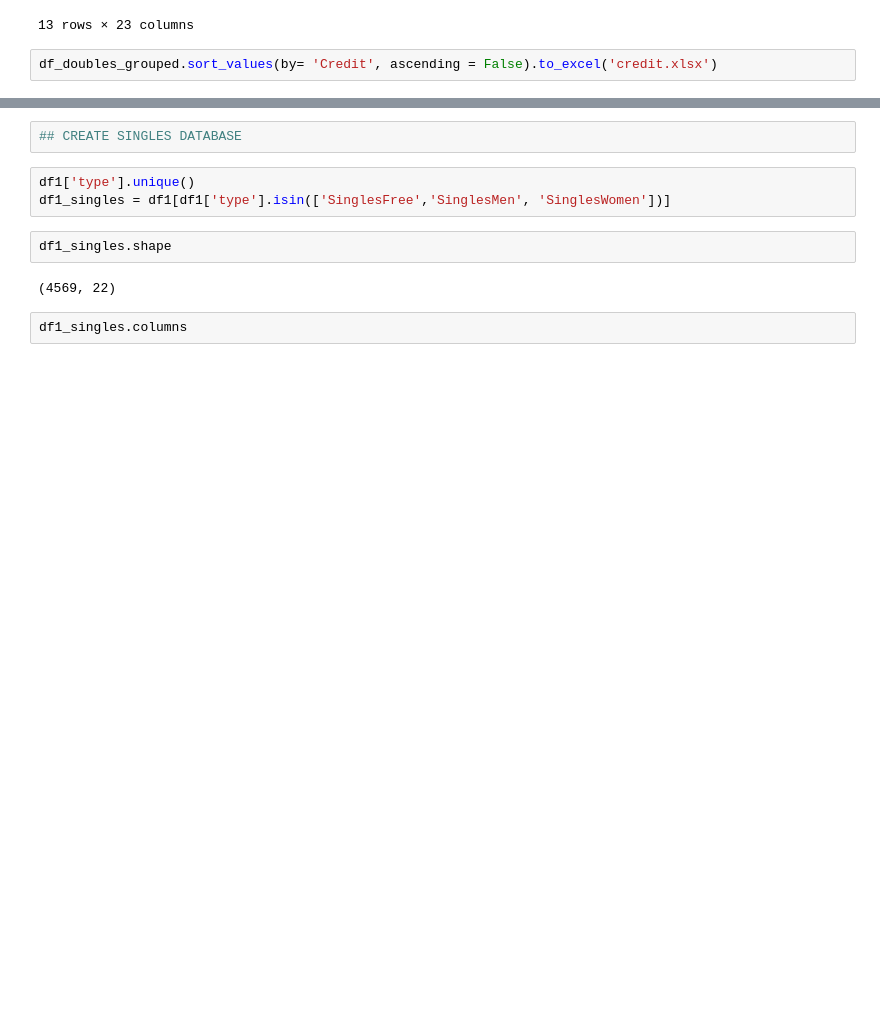
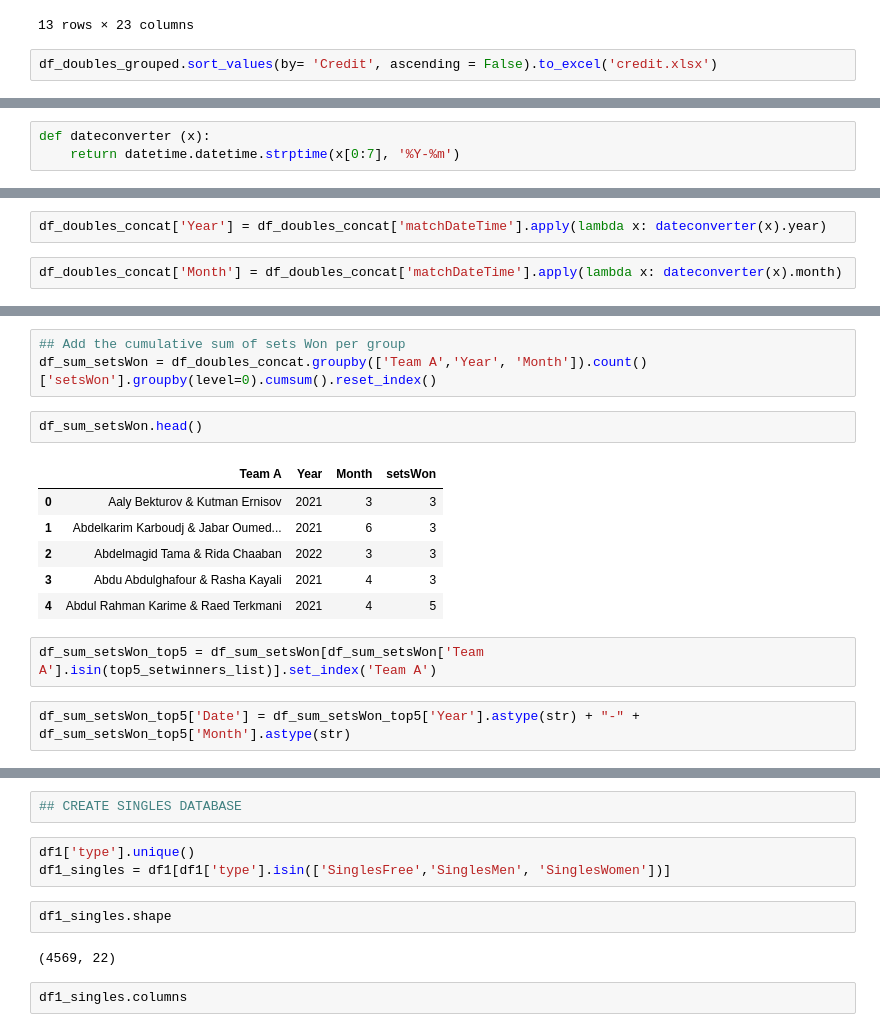
Before and after one commit to basketking/FITEQ_matches, a Jupyter notebook: main.ipynb, the cells around one changed output, grey strips where cells are left out. Drawn from its saved outputs; the diff is of its cells as text; blank space fills up the shorter version.

```diff
--- a/main.ipynb
+++ b/main.ipynb
@@ -575,0 +612,3 @@ df_doubles_grouped.sort_values(by= 'Credit', ascending = False).to_excel('credit
+# %%
+def dateconverter (x):
+    return datetime.datetime.strptime(x[0:7], '%Y-%m')
@@ -575,0 +619,4 @@ df_doubles_grouped.sort_values(by= 'Credit', ascending = False).to_excel('credit
+# %%
+df_doubles_concat['Year'] = df_doubles_concat['matchDateTime'].apply(lambda x: dateconverter(x).year)
+# %%
+df_doubles_concat['Month'] = df_doubles_concat['matchDateTime'].apply(lambda x: dateconverter(x).month)
@@ -575,0 +650,16 @@ df_doubles_grouped.sort_values(by= 'Credit', ascending = False).to_excel('credit
+# %%
+## Add the cumulative sum of sets Won per group
+df_sum_setsWon = df_doubles_concat.groupby(['Team A','Year', 'Month']).count()['setsWon'].groupby(level=0).cumsum().reset_index()
+# %%
+df_sum_setsWon.head()
+# %% [output]
+|  | Team A | Year | Month | setsWon |
+| 0 | Aaly Bekturov & Kutman Ernisov | 2021 | 3 | 3 |
+| 1 | Abdelkarim Karboudj & Jabar Oumed... | 2021 | 6 | 3 |
+| 2 | Abdelmagid Tama & Rida Chaaban | 2022 | 3 | 3 |
+| 3 | Abdu Abdulghafour & Rasha Kayali | 2021 | 4 | 3 |
+| 4 | Abdul Rahman Karime & Raed Terkmani | 2021 | 4 | 5 |
+# %%
+df_sum_setsWon_top5 = df_sum_setsWon[df_sum_setsWon['Team A'].isin(top5_setwinners_list)].set_index('Team A')
+# %%
+df_sum_setsWon_top5['Date'] = df_sum_setsWon_top5['Year'].astype(str) + "-" + df_sum_setsWon_top5['Month'].astype(str)
```
Also changed, not shown: parts of 16 cells of this notebook, 8 other files.
